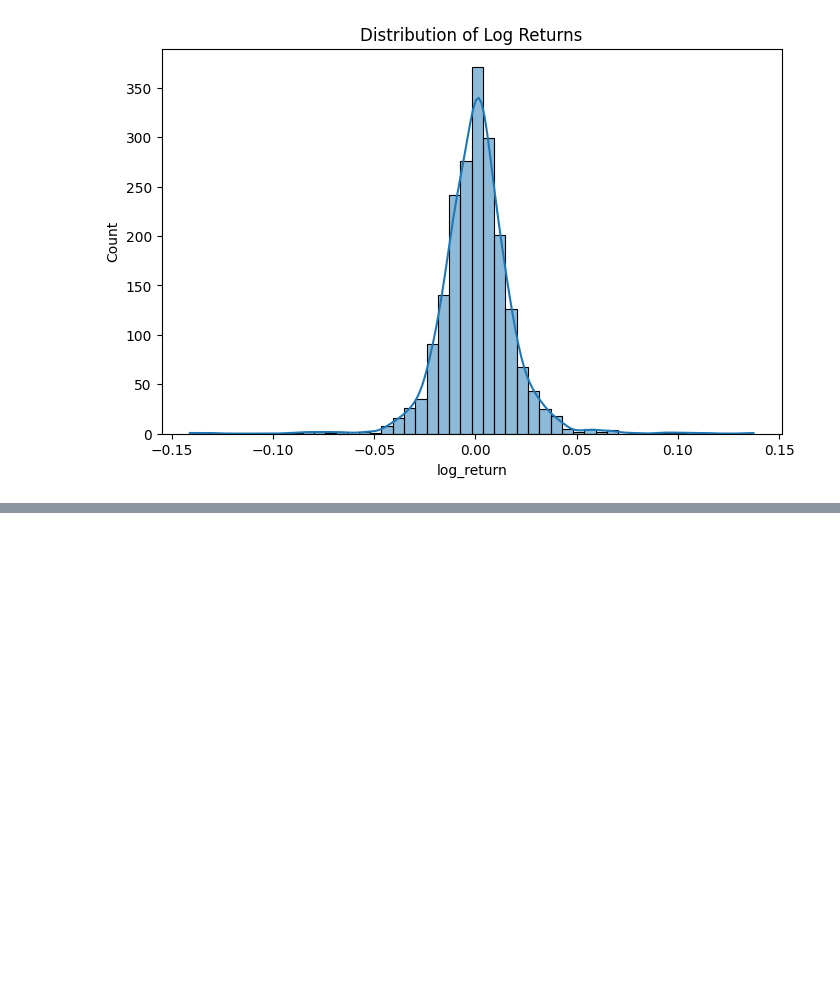
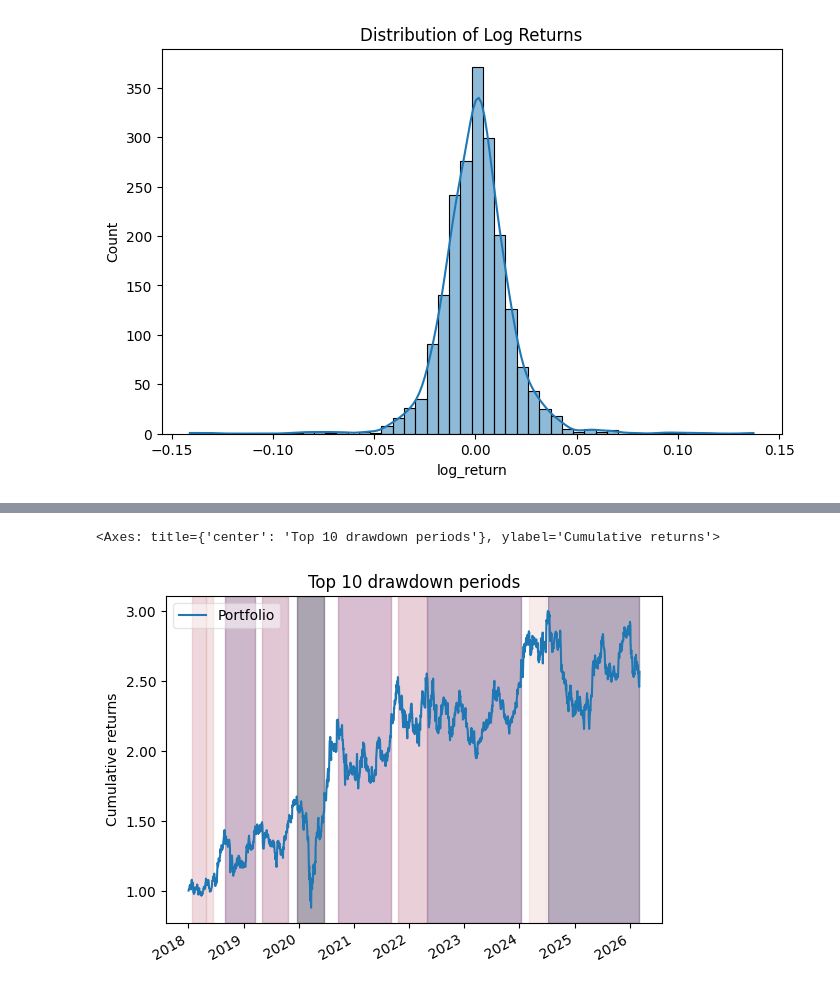
Before and after one commit to RiteeshTM/Financial-Market-Trend-Risk-Analysis-Business-Analytics-Project-, a Jupyter notebook: BusinessAnalyticsProject.ipynb, the cells around one changed output, grey strips where cells are left out. Cells and saved outputs as stored; diff of their text form; code cells hidden in the pictures; blank space fills up the shorter version.

```diff
--- a/BusinessAnalyticsProject.ipynb
+++ b/BusinessAnalyticsProject.ipynb
@@ -183,0 +335,5 @@ plt.show()
+# %%
+pf.plotting.plot_drawdown_periods(returns)
+# %% [output]
+<Axes: title={'center': 'Top 10 drawdown periods'}, ylabel='Cumulative returns'>
+[figure, added]
```
Also changed, not shown: parts of 17 cells of this notebook.
